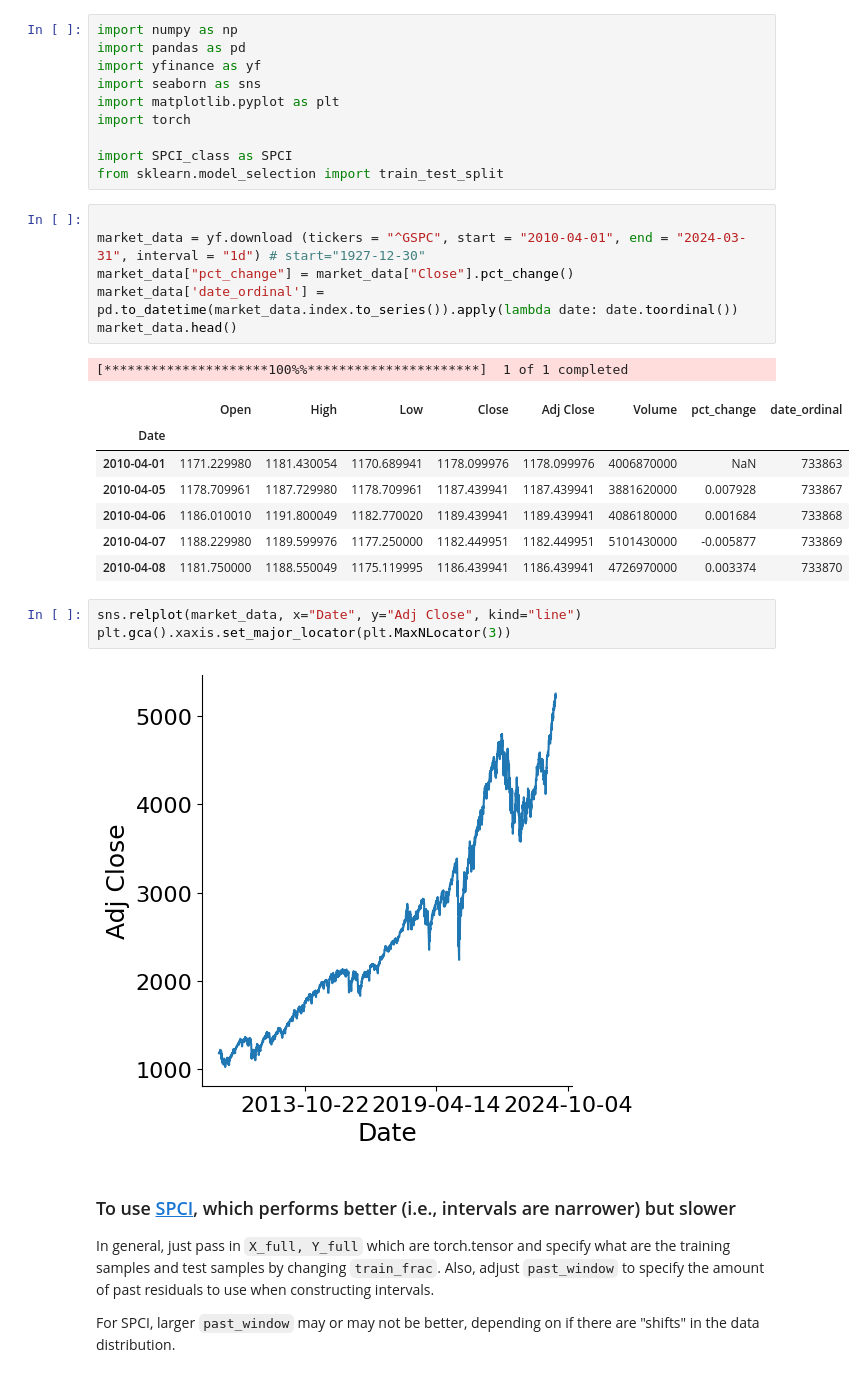
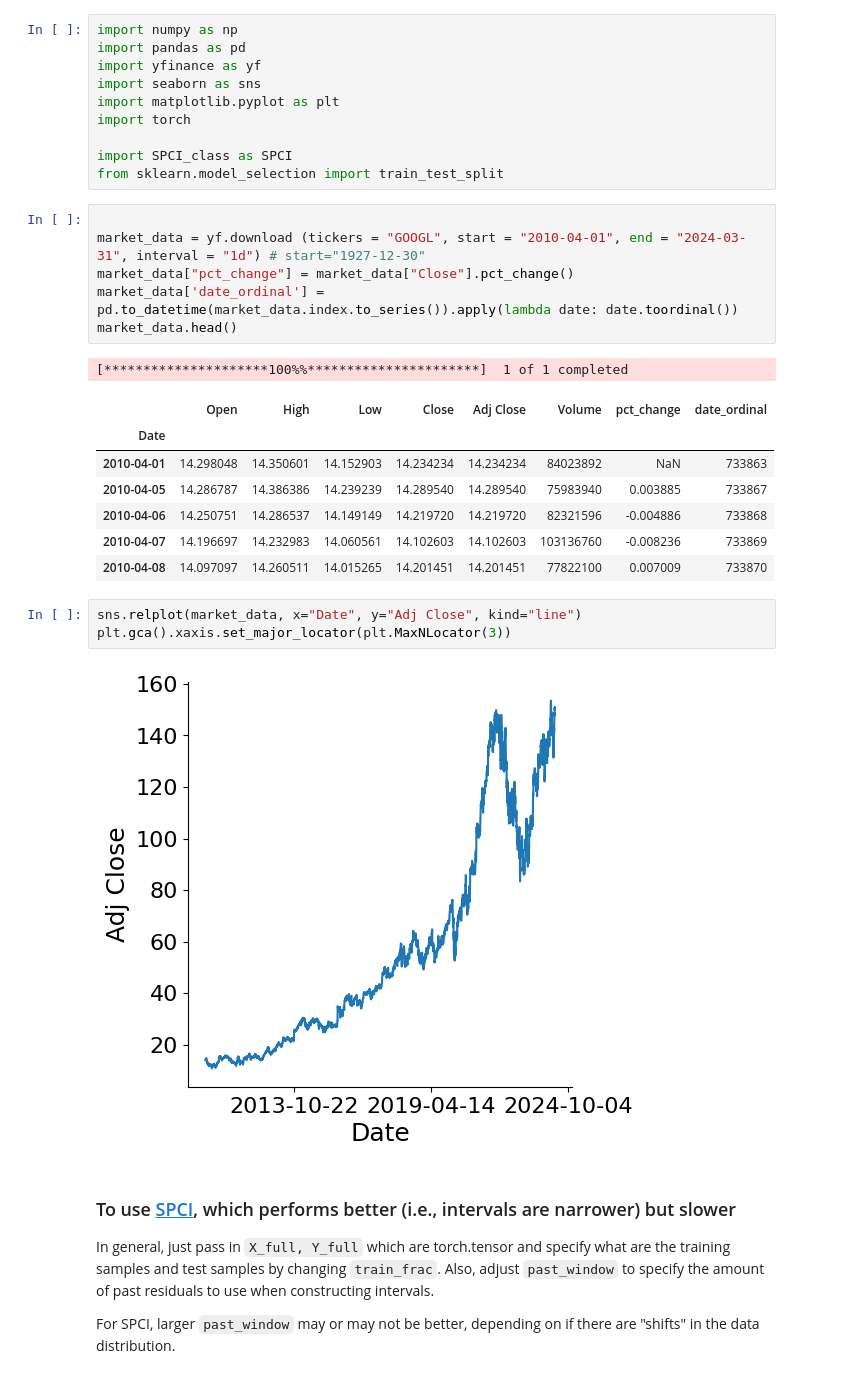
Before and after one commit to Rohit-Vernekar/Conformal-Prediction-on-Time-Series, a Jupyter notebook: CP.ipynb, the cells around one changed output. Saved outputs shown, nothing was run; the diff lists cells and outputs as text.

```diff
--- a/CP.ipynb
+++ b/CP.ipynb
@@ -10,24 +10,24 @@ import SPCI_class as SPCI
 from sklearn.model_selection import train_test_split
 # %%
 
-market_data = yf.download (tickers = "^GSPC", start = "2010-04-01", end = "2024-03-31", interval = "1d") # start="1927-12-30"
+market_data = yf.download (tickers = "GOOGL", start = "2010-04-01", end = "2024-03-31", interval = "1d") # start="1927-12-30"
 market_data["pct_change"] = market_data["Close"].pct_change()
 market_data['date_ordinal'] = pd.to_datetime(market_data.index.to_series()).apply(lambda date: date.toordinal())
 market_data.head()
 # %% [output]
 [*********************100%%**********************]  1 of 1 completed
 |  | Open | High | Low | Close | Adj Close | Volume | pct_change | date_ordinal |
 | Date |  |  |  |  |  |  |  |  |
-| 2010-04-01 | 1171.229980 | 1181.430054 | 1170.689941 | 1178.099976 | 1178.099976 | 4006870000 | NaN | 733863 |
-| 2010-04-05 | 1178.709961 | 1187.729980 | 1178.709961 | 1187.439941 | 1187.439941 | 3881620000 | 0.007928 | 733867 |
-| 2010-04-06 | 1186.010010 | 1191.800049 | 1182.770020 | 1189.439941 | 1189.439941 | 4086180000 | 0.001684 | 733868 |
-| 2010-04-07 | 1188.229980 | 1189.599976 | 1177.250000 | 1182.449951 | 1182.449951 | 5101430000 | -0.005877 | 733869 |
-| 2010-04-08 | 1181.750000 | 1188.550049 | 1175.119995 | 1186.439941 | 1186.439941 | 4726970000 | 0.003374 | 733870 |
+| 2010-04-01 | 14.298048 | 14.350601 | 14.152903 | 14.234234 | 14.234234 | 84023892 | NaN | 733863 |
+| 2010-04-05 | 14.286787 | 14.386386 | 14.239239 | 14.289540 | 14.289540 | 75983940 | 0.003885 | 733867 |
+| 2010-04-06 | 14.250751 | 14.286537 | 14.149149 | 14.219720 | 14.219720 | 82321596 | -0.004886 | 733868 |
+| 2010-04-07 | 14.196697 | 14.232983 | 14.060561 | 14.102603 | 14.102603 | 103136760 | -0.008236 | 733869 |
+| 2010-04-08 | 14.097097 | 14.260511 | 14.015265 | 14.201451 | 14.201451 | 77822100 | 0.007009 | 733870 |
 # %%
 sns.relplot(market_data, x="Date", y="Adj Close", kind="line")
 plt.gca().xaxis.set_major_locator(plt.MaxNLocator(3))
 # %% [output]
-[figure, old version]
+[figure, new version]
 # %% [markdown]
 ### To use [SPCI](https://arxiv.org/abs/2212.03463), which performs better (i.e., intervals are narrower) but slower
 
```
Also changed, not shown: parts of 4 cells of this notebook.
